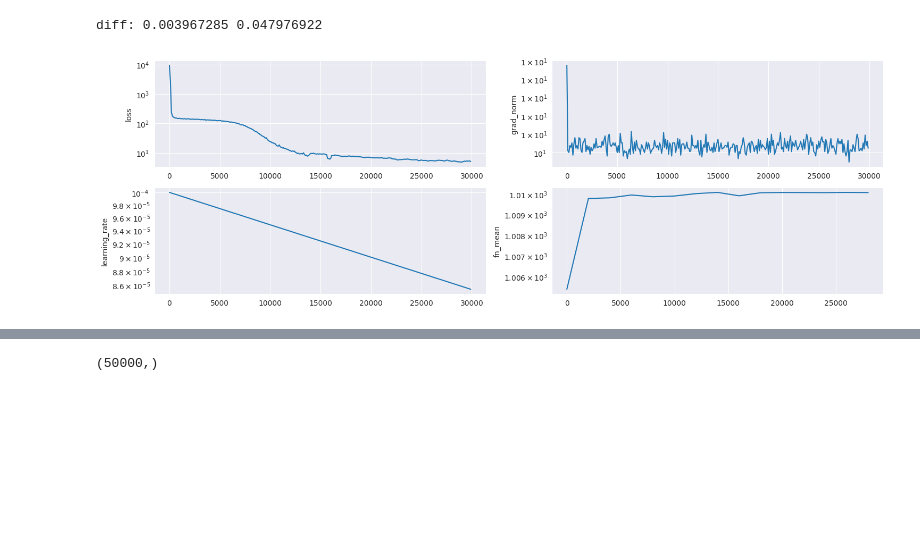
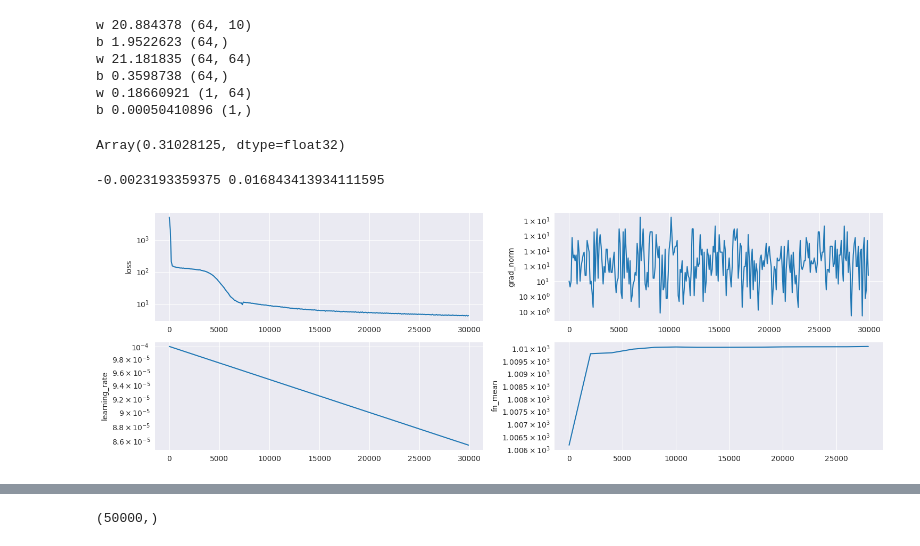
Before and after one commit to kkorolev1/mcmc-control-variates, a Jupyter notebook: diffcv.ipynb, the cells around one changed output, grey strips where cells are left out. Drawn from its saved outputs; the diff is of its cells as text; code cells hidden in the pictures; blank space fills up the shorter version.

```diff
--- a/diffcv.ipynb
+++ b/diffcv.ipynb
@@ -92,5 +93,11 @@ true pi(f) =  1010.000
+# %%
+def estimate(key: jax.random.PRNGKey, fn: tp.Callable, estimator_config: EstimatorConfig):
+    estimates = Estimator(fn, sampler)(key, estimator_config)
+    return {"estimates": estimates, "bias": Estimator.bias(true_pi, estimates), "std": Estimator.std(estimates)}
+# %%
+results = {}
 # %%
 rng, key = jax.random.split(rng)
-base_estimates = Estimator(fn, sampler)(key, estimator_config)
-print("base:", Estimator.bias(true_pi, base_estimates), Estimator.std(base_estimates))
+results["base"] = estimate(key, fn, estimator_config)
+print(results["base"]["bias"], results["base"]["std"])
 # %% [output]
@@ -98,8 +105,8 @@ base: -0.0018310547 1.5573171
 # %%
 data_config = DataConfig(
-    batch_size=256,
-    train_size=5_000,
-    eval_size=20_000,
+    batch_size=4096,
+    train_size=4096,
+    eval_size=32768,
 )
 
 train_dataloader = get_data_from_sampler(
@@ -312,55 +315,72 @@ diffusion als: 0.1430664 2.4587774
+# %%
+for layer in model_diffusion_als.mlp.layers:
+    print("w", (layer.weight**2).sum(), layer.weight.shape)
+    print("b", (layer.bias**2).sum(), layer.bias.shape)
+# %% [output]
+w 20.884378 (64, 10)
+b 1.9522623 (64,)
+w 21.181835 (64, 64)
+b 0.3598738 (64,)
+w 0.18660921 (1, 64)
+b 0.00050410896 (1,)
+# %%
+jax.vmap(generator_diffusion_als)(samples).mean()
+# %% [output]
+Array(0.31028125, dtype=float32)
 # %%
+model_config = ModelConfig(
+    depth=2,
+    width_size=64,
+    activation=requ,
+)
+
 trainer_config = TrainerConfig(
     grad_clipping=10,
     patience=10_000,
     eval_every_n_steps=2_000,
     n_steps=30_000,
-    scheduler_config=scheduler_config,
-    optimizer_config=optimizer_config,
-    sampling_config=sampling_config,
 )
 
 logger = Logger()
 
 rng, key = jax.random.split(rng)
 model_diff = get_model(key, sampler_config.dim, model_config)
 loss = DiffLoss(fn=fn, grad_log_prob=grad_log_prob, noise_std=1.0)
 
-optimizer = get_optimizer(
-    get_scheduler(trainer_config.scheduler_config), trainer_config.optimizer_config
+scheduler = get_scheduler(
+    "exponential",
+    init_value=1e-4,
+    transition_steps=20_000,
+    decay_rate=0.9,
 )
+
+optimizer = get_optimizer(scheduler, "adamw", weight_decay=1e-1)
 
 rng, key = jax.random.split(rng)
 trainer = CVTrainer(
     model_diff,
     fn,
     grad_log_prob,
     train_dataloader,
     eval_dataloader,
     optimizer,
     loss,
     logger,
-    fn_mean=None,
     **asdict(trainer_config),
 )
 model_diff = trainer.train(key)
 
 plot_log_results(logger)
 
 generator_diff = ScalarGenerator(grad_log_prob, model_diff)
 fn_with_cv = lambda x: fn(x) + generator_diff(x)
 
 rng, key = jax.random.split(rng)
-diff_estimates = Estimator(fn_with_cv, sampler)(key, estimator_config)
-
-print(
-    "diff:",
-    Estimator.bias(true_pi, diff_estimates),
-    Estimator.std(diff_estimates),
-)
+results["diff"] = estimate(key, fn_with_cv, estimator_config)
+print(results["diff"]["bias"], results["diff"]["std"])
 # %% [output]
-diff: 0.003967285 0.047976922
+-0.0023193359375 0.016843413934111595
-[figure, old version]
+[figure, new version]
 # %%
 rhs = lambda x: (x**2).sum() - true_pi
 rhs_samples = jax.vmap(rhs)(samples)
```
Also changed, not shown: parts of 11 cells of this notebook, 5 other files.
